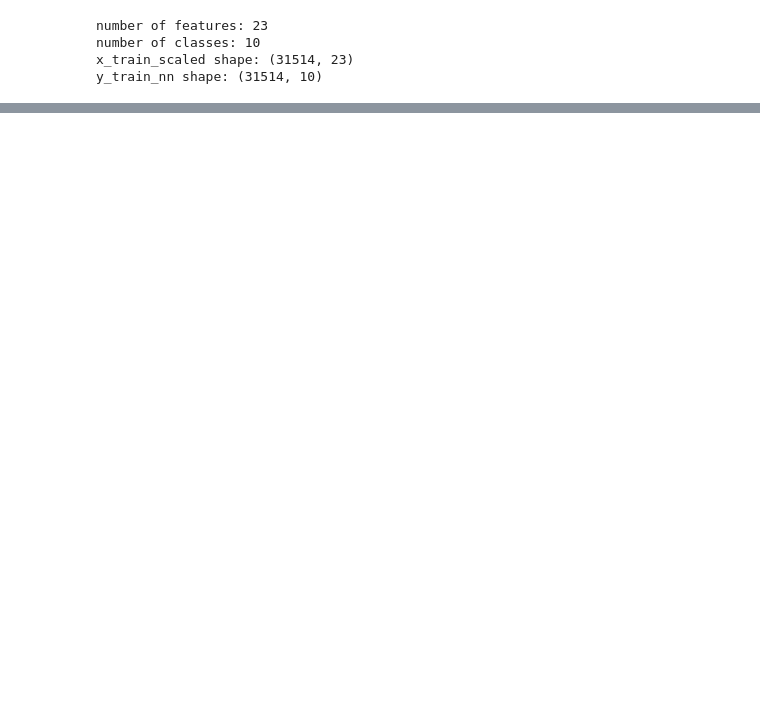
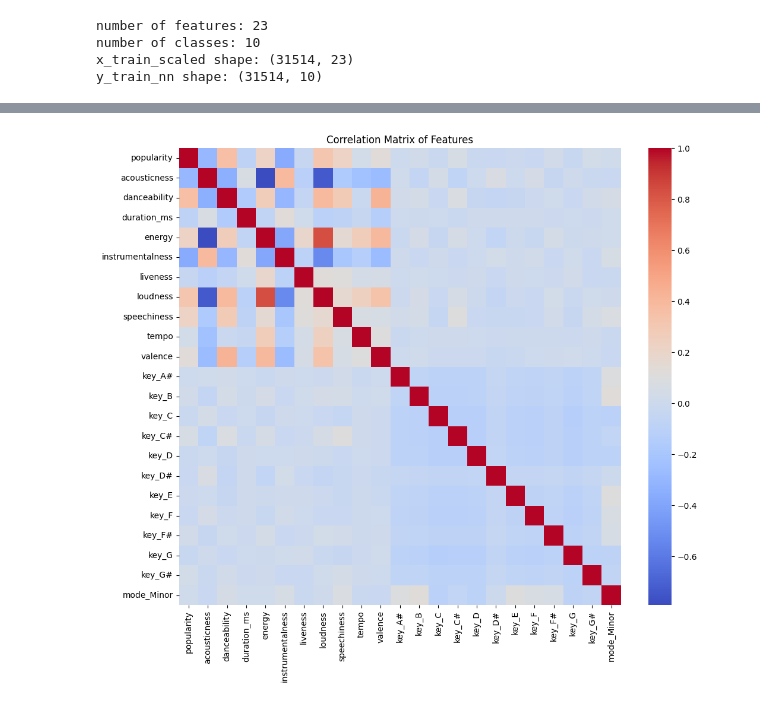
Before and after one commit to rpc1001/music-genre-ml, a Jupyter notebook: genre_classification.ipynb, the cells around one changed output, grey strips where cells are left out. Cells and saved outputs as stored; diff of their text form; code cells hidden in the pictures; blank space fills up the shorter version.

```diff
--- a/genre_classification.ipynb
+++ b/genre_classification.ipynb
@@ -97,0 +111,7 @@ y_train_nn shape: (31514, 10)
+# %%
+plt.figure(figsize=(12, 10))
+sb.heatmap(df.corr(numeric_only=True), annot=False, cmap='coolwarm', fmt=".2f") # annot=False for too many features
+plt.title('Correlation Matrix of Features')
+plt.show()
+# %% [output]
+[figure, added]
```
Also changed, not shown: parts of 7 cells of this notebook, 2 other files.
